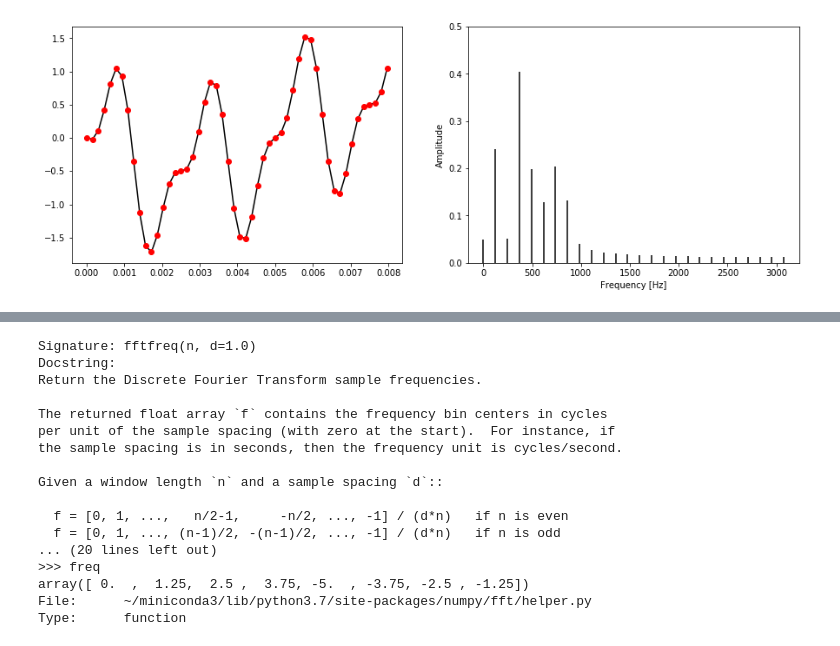
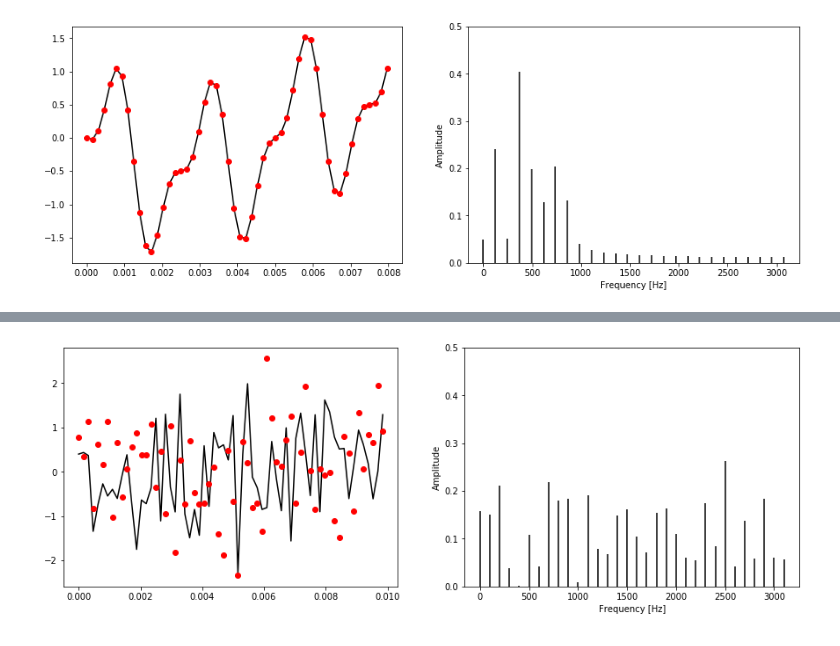
Before and after one commit to AvverbioPronome/10h, a Jupyter notebook: Lesson3-3.ipynb, the cells around one changed output, grey strips where cells are left out. Saved outputs shown, nothing was run; the diff lists cells and outputs as text; code cells hidden in the pictures.

```diff
--- a/Lesson3-3.ipynb
+++ b/Lesson3-3.ipynb
@@ -63,20 +43,7 @@ Type:      function
-# %%
-fftfreq?
-# %% [output]
-Signature: fftfreq(n, d=1.0)
-Docstring:
-Return the Discrete Fourier Transform sample frequencies.
-
-The returned float array `f` contains the frequency bin centers in cycles
-per unit of the sample spacing (with zero at the start).  For instance, if
-the sample spacing is in seconds, then the frequency unit is cycles/second.
-
-Given a window length `n` and a sample spacing `d`::
-
-  f = [0, 1, ...,   n/2-1,     -n/2, ..., -1] / (d*n)   if n is even
-  f = [0, 1, ..., (n-1)/2, -(n-1)/2, ..., -1] / (d*n)   if n is odd
-... (20 lines left out)
->>> freq
-array([ 0.  ,  1.25,  2.5 ,  3.75, -5.  , -3.75, -2.5 , -1.25])
-File:      ~/miniconda3/lib/python3.7/site-packages/numpy/fft/helper.py
-Type:      function
+# %%
+def fun(t,f):
+    return np.random.normal(0,1,size=len(t))
+t=np.linspace(0, dt*(ns*4-1), ns*4)
+make_ftt_plot(t)
+# %% [output]
+[figure, added]
```
Also changed, not shown: parts of 1 cell of this notebook.
